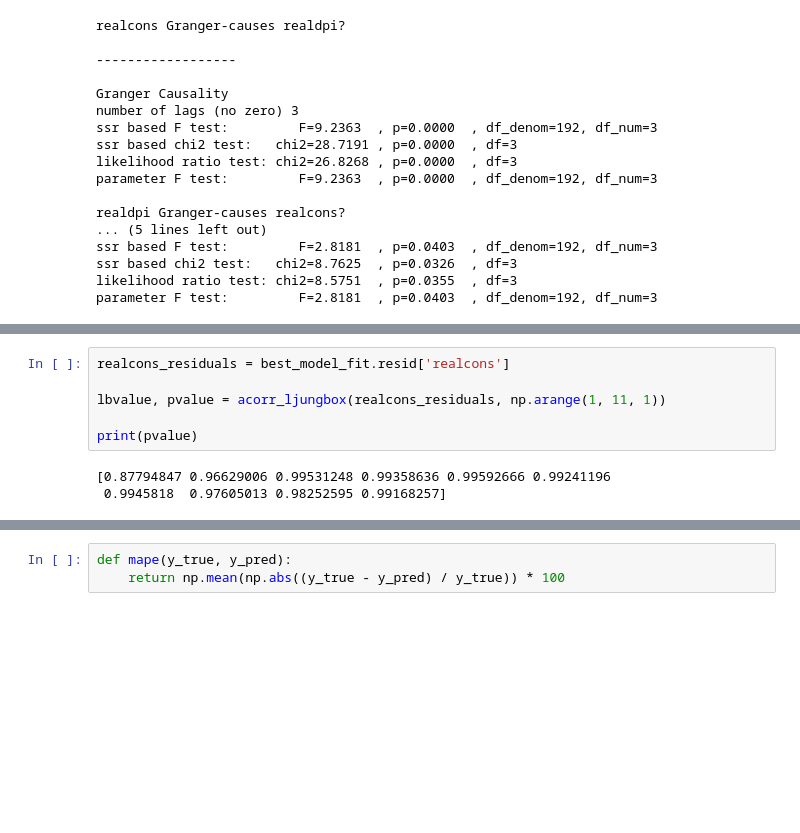
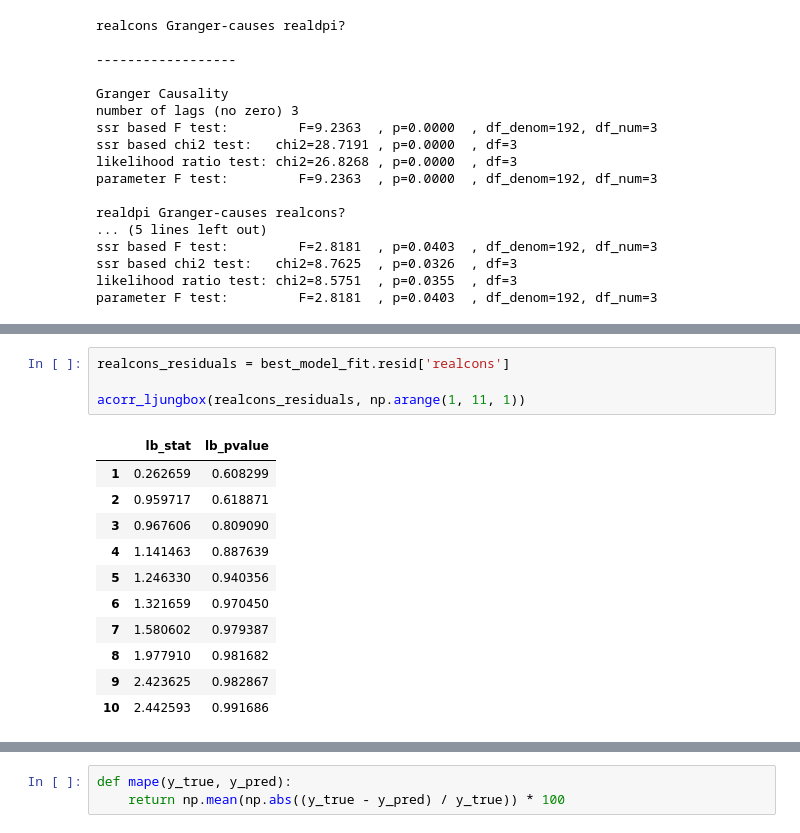
Before and after one commit to waelrash1/forecastingmodelsPY, a Jupyter notebook: CH10/CH10.ipynb, the cells around one changed output, grey strips where cells are left out. Drawn from its saved outputs; the diff is of its cells as text; blank space fills up the shorter version.

```diff
--- a/CH10/CH10.ipynb
+++ b/CH10/CH10.ipynb
@@ -444,12 +358,19 @@ print(pvalue)
 # %%
 realcons_residuals = best_model_fit.resid['realcons']
 
-lbvalue, pvalue = acorr_ljungbox(realcons_residuals, np.arange(1, 11, 1))
-
-print(pvalue)
+acorr_ljungbox(realcons_residuals, np.arange(1, 11, 1))
 # %% [output]
-[0.87794847 0.96629006 0.99531248 0.99358636 0.99592666 0.99241196
- 0.9945818  0.97605013 0.98252595 0.99168257]
+|  | lb_stat | lb_pvalue |
+| 1 | 0.262659 | 0.608299 |
+| 2 | 0.959717 | 0.618871 |
+| 3 | 0.967606 | 0.809090 |
+| 4 | 1.141463 | 0.887639 |
+| 5 | 1.246330 | 0.940356 |
+| 6 | 1.321659 | 0.970450 |
+| 7 | 1.580602 | 0.979387 |
+| 8 | 1.977910 | 0.981682 |
+| 9 | 2.423625 | 0.982867 |
+| 10 | 2.442593 | 0.991686 |
 # %%
 def rolling_forecast(df: pd.DataFrame, train_len: int, horizon: int, window: int, method: str) -> list:
 
```
Also changed, not shown: parts of 11 cells of this notebook.
